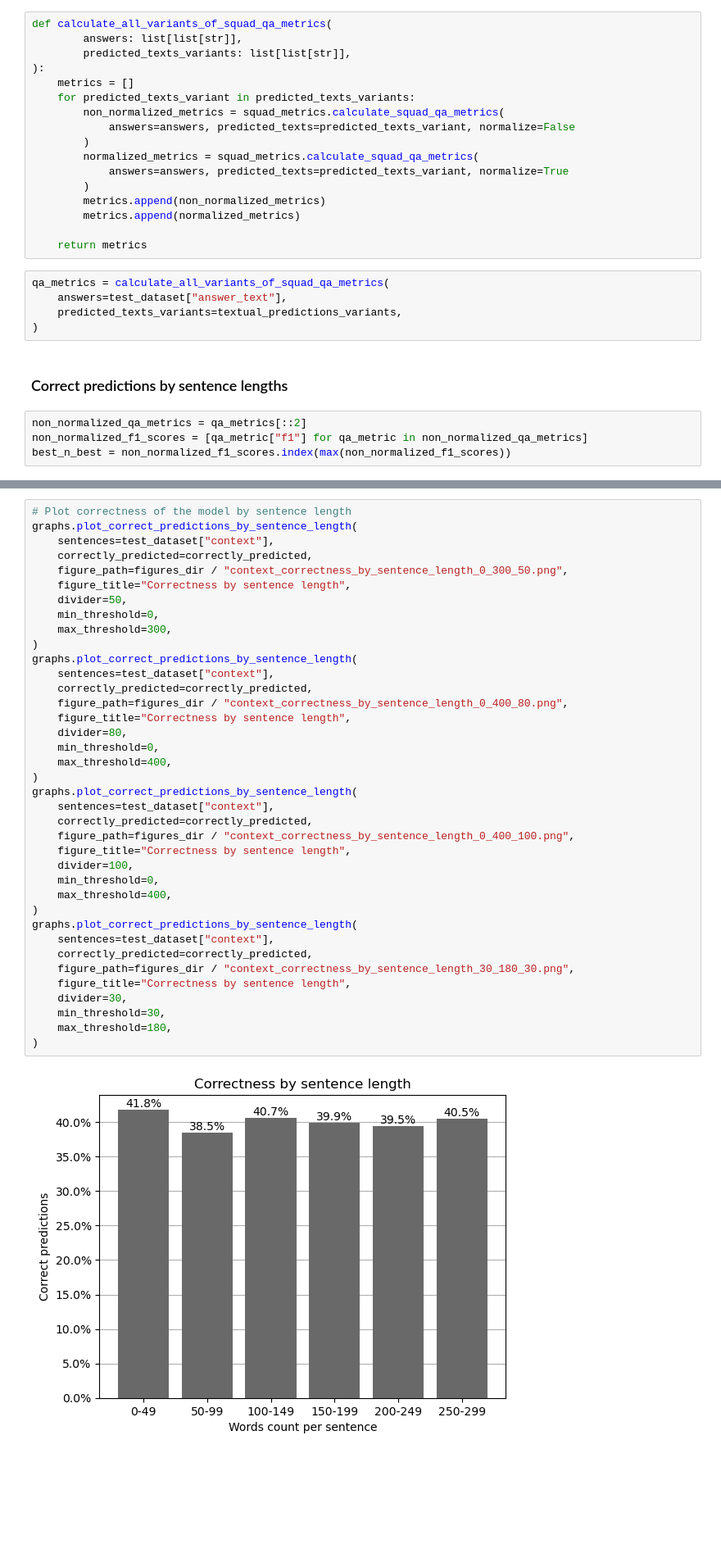
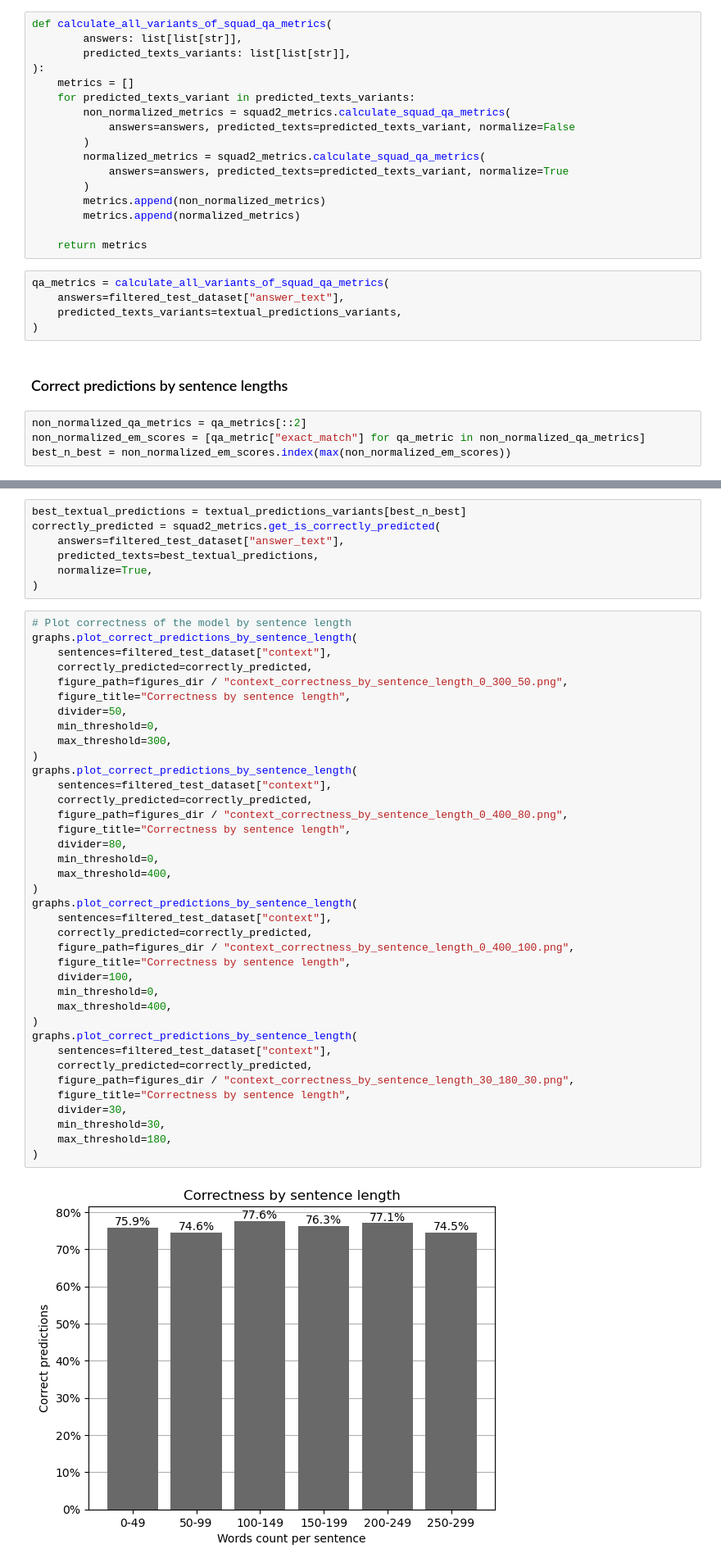
Before and after one commit to IrinUvis/question-answering, a Jupyter notebook: extractive-qa/notebooks/squad2/models/albert-cased/squad2_albert-cased_lr2e-5.ipynb, the cells around one changed output, grey strips where cells are left out. Shown at 82% size. Saved outputs shown, nothing was run; the diff lists cells and outputs as text; blank space fills up the shorter version.

Commit message:
Improvements to squad 2 model evaluation

```diff
--- a/extractive-qa/notebooks/squad2/models/albert-cased/squad2_albert-cased_lr2e-5.ipynb
+++ b/extractive-qa/notebooks/squad2/models/albert-cased/squad2_albert-cased_lr2e-5.ipynb
@@ -407,10 +407,10 @@ def calculate_all_variants_of_squad_qa_metrics(
 ):
     metrics = []
     for predicted_texts_variant in predicted_texts_variants:
-        non_normalized_metrics = squad_metrics.calculate_squad_qa_metrics(
+        non_normalized_metrics = squad2_metrics.calculate_squad_qa_metrics(
             answers=answers, predicted_texts=predicted_texts_variant, normalize=False
         )
-        normalized_metrics = squad_metrics.calculate_squad_qa_metrics(
+        normalized_metrics = squad2_metrics.calculate_squad_qa_metrics(
             answers=answers, predicted_texts=predicted_texts_variant, normalize=True
         )
         metrics.append(non_normalized_metrics)
@@ -419,12 +419,12 @@ def calculate_all_variants_of_squad_qa_metrics(
     return metrics
 # %%
 qa_metrics = calculate_all_variants_of_squad_qa_metrics(
-    answers=test_dataset["answer_text"],
+    answers=filtered_test_dataset["answer_text"],
     predicted_texts_variants=textual_predictions_variants,
 )
 # %% [markdown]
 ### Correct predictions by sentence lengths
 # %%
 non_normalized_qa_metrics = qa_metrics[::2]
-non_normalized_f1_scores = [qa_metric["f1"] for qa_metric in non_normalized_qa_metrics]
-best_n_best = non_normalized_f1_scores.index(max(non_normalized_f1_scores))
+non_normalized_em_scores = [qa_metric["exact_match"] for qa_metric in non_normalized_qa_metrics]
+best_n_best = non_normalized_em_scores.index(max(non_normalized_em_scores))
@@ -438,40 +431,47 @@ correctly_predicted = squad_metrics.get_is_correctly_predicted(
+# %%
+best_textual_predictions = textual_predictions_variants[best_n_best]
+correctly_predicted = squad2_metrics.get_is_correctly_predicted(
+    answers=filtered_test_dataset["answer_text"],
+    predicted_texts=best_textual_predictions,
+    normalize=True,
+)
 # %%
 # Plot correctness of the model by sentence length
 graphs.plot_correct_predictions_by_sentence_length(
-    sentences=test_dataset["context"],
+    sentences=filtered_test_dataset["context"],
     correctly_predicted=correctly_predicted,
     figure_path=figures_dir / "context_correctness_by_sentence_length_0_300_50.png",
     figure_title="Correctness by sentence length",
     divider=50,
     min_threshold=0,
     max_threshold=300,
 )
 graphs.plot_correct_predictions_by_sentence_length(
-    sentences=test_dataset["context"],
+    sentences=filtered_test_dataset["context"],
     correctly_predicted=correctly_predicted,
     figure_path=figures_dir / "context_correctness_by_sentence_length_0_400_80.png",
     figure_title="Correctness by sentence length",
     divider=80,
     min_threshold=0,
     max_threshold=400,
 )
 graphs.plot_correct_predictions_by_sentence_length(
-    sentences=test_dataset["context"],
+    sentences=filtered_test_dataset["context"],
     correctly_predicted=correctly_predicted,
     figure_path=figures_dir / "context_correctness_by_sentence_length_0_400_100.png",
     figure_title="Correctness by sentence length",
     divider=100,
     min_threshold=0,
     max_threshold=400,
 )
 graphs.plot_correct_predictions_by_sentence_length(
-    sentences=test_dataset["context"],
+    sentences=filtered_test_dataset["context"],
     correctly_predicted=correctly_predicted,
     figure_path=figures_dir / "context_correctness_by_sentence_length_30_180_30.png",
     figure_title="Correctness by sentence length",
     divider=30,
     min_threshold=30,
     max_threshold=180,
 )
 # %% [output]
-[figure, old version]
+[figure, new version]
```
Also changed, not shown: parts of 37 cells of this notebook, 10 other files.
